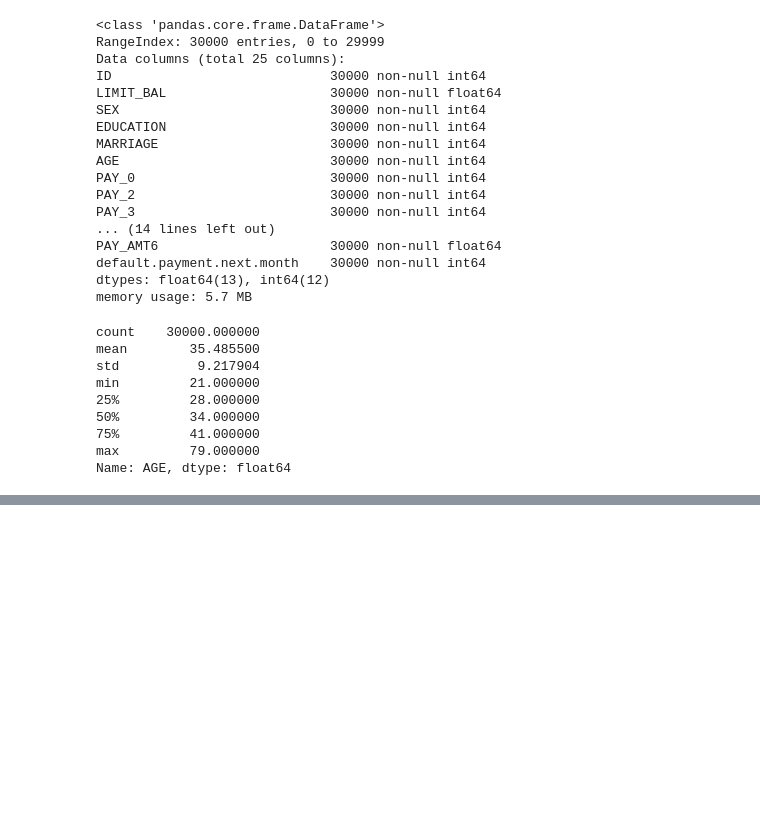
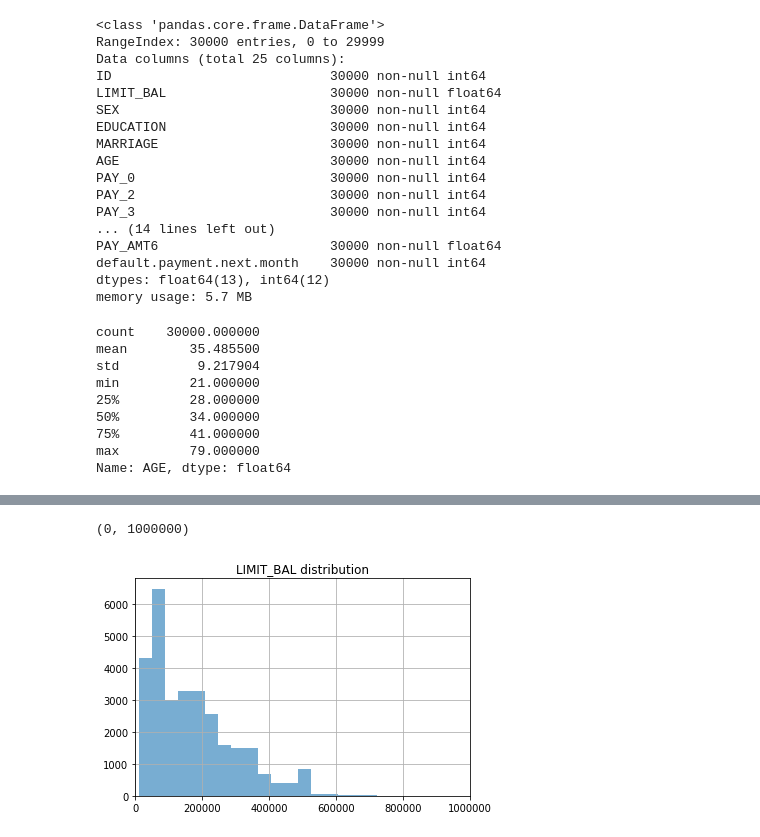
Before and after one commit to Bromanskiy/sfml, a Jupyter notebook: lesson_01/hw1-task.ipynb, the cells around one changed output, grey strips where cells are left out. Drawn from its saved outputs; the diff is of its cells as text; code cells hidden in the pictures; blank space fills up the shorter version.

```diff
--- a/lesson_01/hw1-task.ipynb
+++ b/lesson_01/hw1-task.ipynb
@@ -85,3 +151,13 @@ df #TODO
+# %%
+# (7) постироить распределение LIMIT_BAL (гистрограмму)
+
+import matplotlib.pyplot as plt
+df['LIMIT_BAL'].hist(bins=25, alpha=0.6)
+plt.title("LIMIT_BAL distribution")
+plt.xlim(0, 1000000)
+# %% [output]
+(0, 1000000)
+[figure, added]
 # %%
 # (8) построить зависимость кредитного лимита от образования для каждого пола
 # график необходимо сделать очень широким (на весь экран)
```
Also changed, not shown: parts of 10 cells of this notebook.
